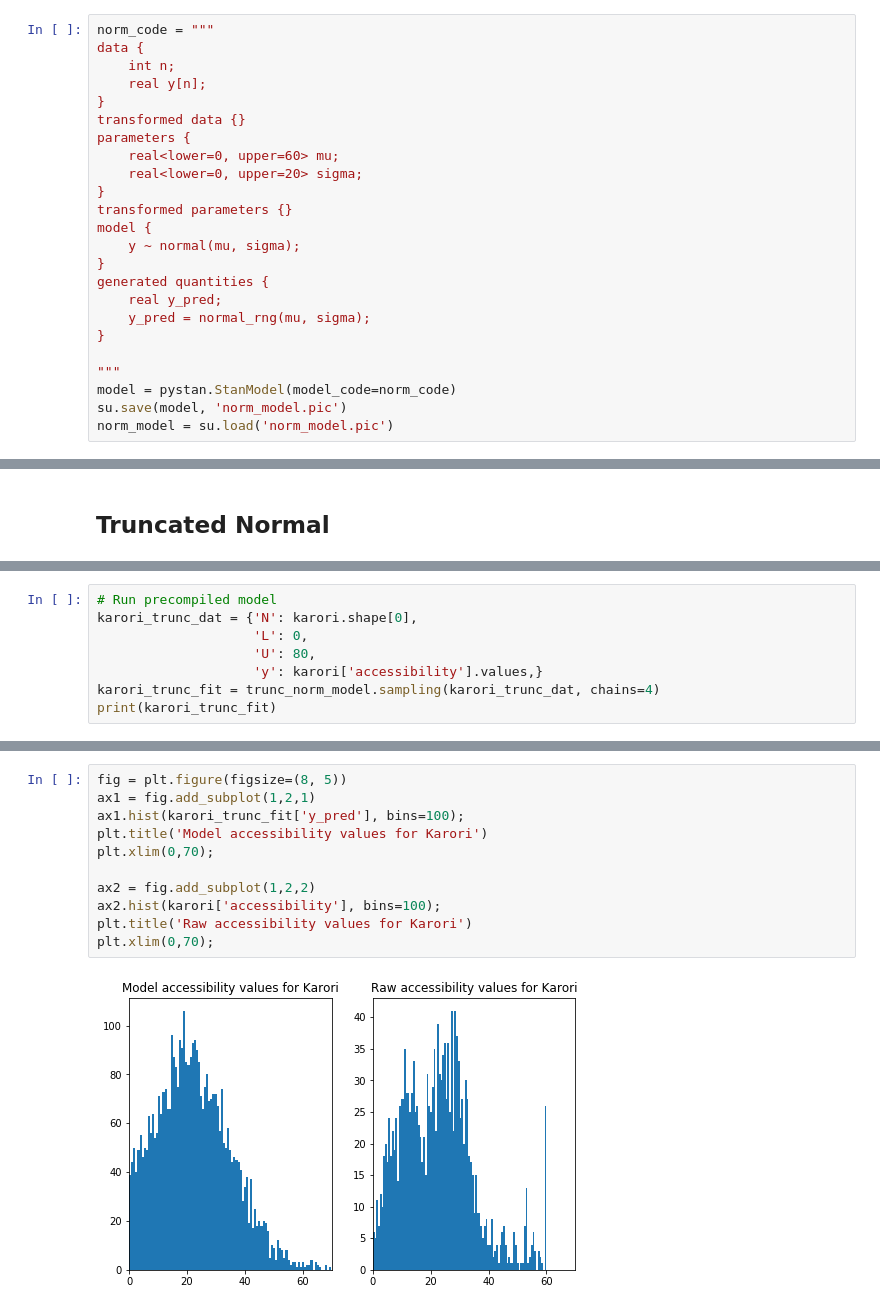
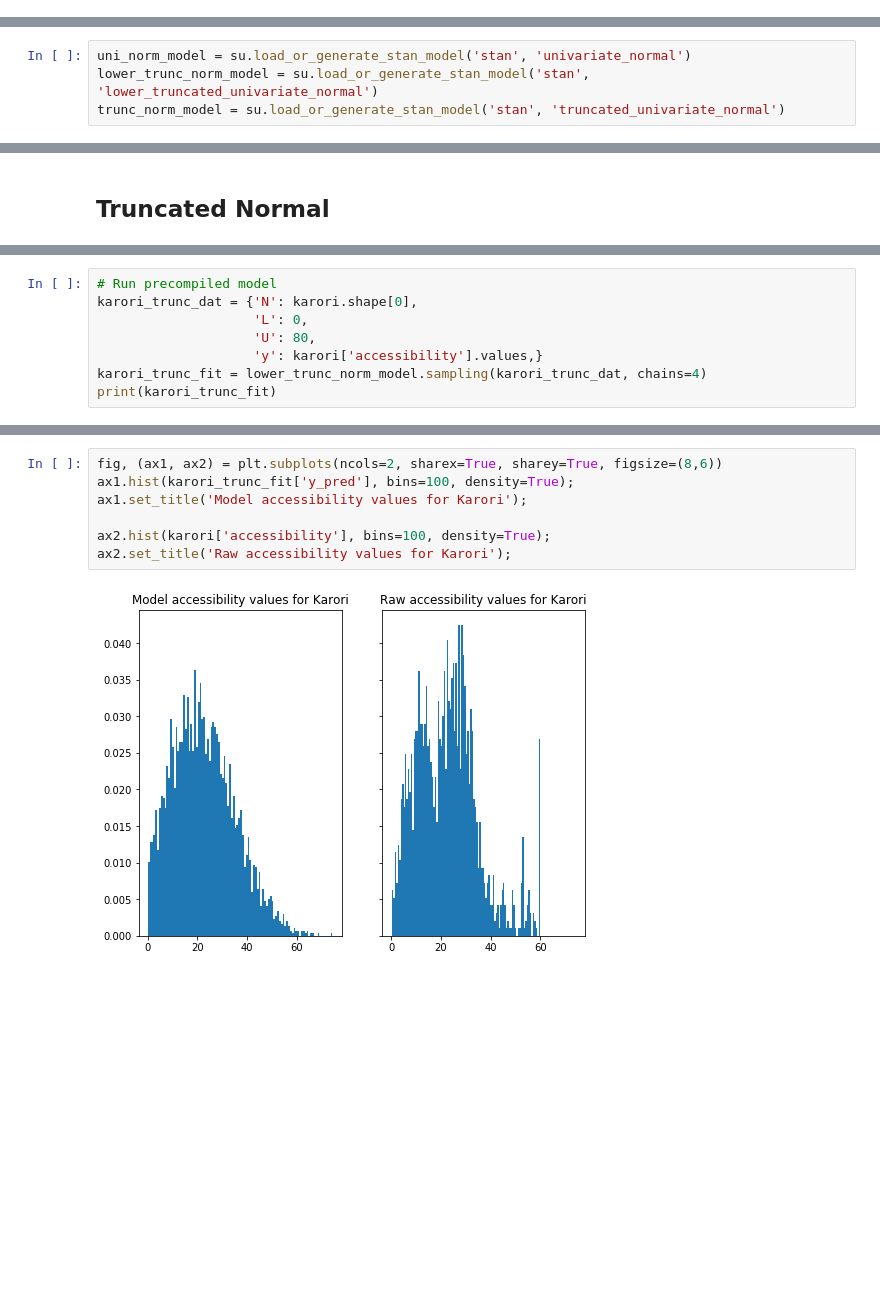
Before and after one commit to shriv/accessibility-series, a Jupyter notebook: Visualising accessibility by suburb.ipynb, the cells around one changed output, grey strips where cells are left out. Saved outputs shown, nothing was run; the diff lists cells and outputs as text; blank space fills up the shorter version.

```diff
--- a/Visualising accessibility by suburb.ipynb
+++ b/Visualising accessibility by suburb.ipynb
@@ -355,24 +297,0 @@ Name: SA22019_V1_00_NAME, dtype: int64
-# %%
-norm_code = """
-data {
-    int n;
-    real y[n];
-}
-transformed data {}
-parameters {
-    real<lower=0, upper=60> mu;
-    real<lower=0, upper=20> sigma;
-}
-transformed parameters {}
-model {
-    y ~ normal(mu, sigma);
-}
-generated quantities {
-    real y_pred;
-    y_pred = normal_rng(mu, sigma);
-}
-
-"""
-model = pystan.StanModel(model_code=norm_code)
-su.save(model, 'norm_model.pic')
-norm_model = su.load('norm_model.pic')
@@ -380,0 +301,4 @@ INFO:pystan:COMPILING THE C++ CODE FOR MODEL anon_model_bd7effe6678d8ba2b4f8db30
+# %%
+uni_norm_model = su.load_or_generate_stan_model('stan', 'univariate_normal')
+lower_trunc_norm_model = su.load_or_generate_stan_model('stan', 'lower_truncated_univariate_normal')
+trunc_norm_model = su.load_or_generate_stan_model('stan', 'truncated_univariate_normal')
@@ -488,6 +376,6 @@ karori_trunc_dat = {'N': karori.shape[0],
                     'L': 0,
                     'U': 80,
                     'y': karori['accessibility'].values,}
-karori_trunc_fit = trunc_norm_model.sampling(karori_trunc_dat, chains=4)
+karori_trunc_fit = lower_trunc_norm_model.sampling(karori_trunc_dat, chains=4)
 print(karori_trunc_fit)
 # %% [output]
@@ -513,13 +401,9 @@ fig.subplots_adjust(hspace=1.0, wspace=0.3)
 # %%
-fig = plt.figure(figsize=(8, 5))
-ax1 = fig.add_subplot(1,2,1)
-ax1.hist(karori_trunc_fit['y_pred'], bins=100);
-plt.title('Model accessibility values for Karori')
-plt.xlim(0,70);
+fig, (ax1, ax2) = plt.subplots(ncols=2, sharex=True, sharey=True, figsize=(8,6))
+ax1.hist(karori_trunc_fit['y_pred'], bins=100, density=True);
+ax1.set_title('Model accessibility values for Karori');
 
-ax2 = fig.add_subplot(1,2,2)
-ax2.hist(karori['accessibility'], bins=100);
-plt.title('Raw accessibility values for Karori')
-plt.xlim(0,70);
+ax2.hist(karori['accessibility'], bins=100, density=True);
+ax2.set_title('Raw accessibility values for Karori');
 # %% [output]
-[figure, old version]
+[figure, new version]
```
Also changed, not shown: parts of 49 cells of this notebook.
